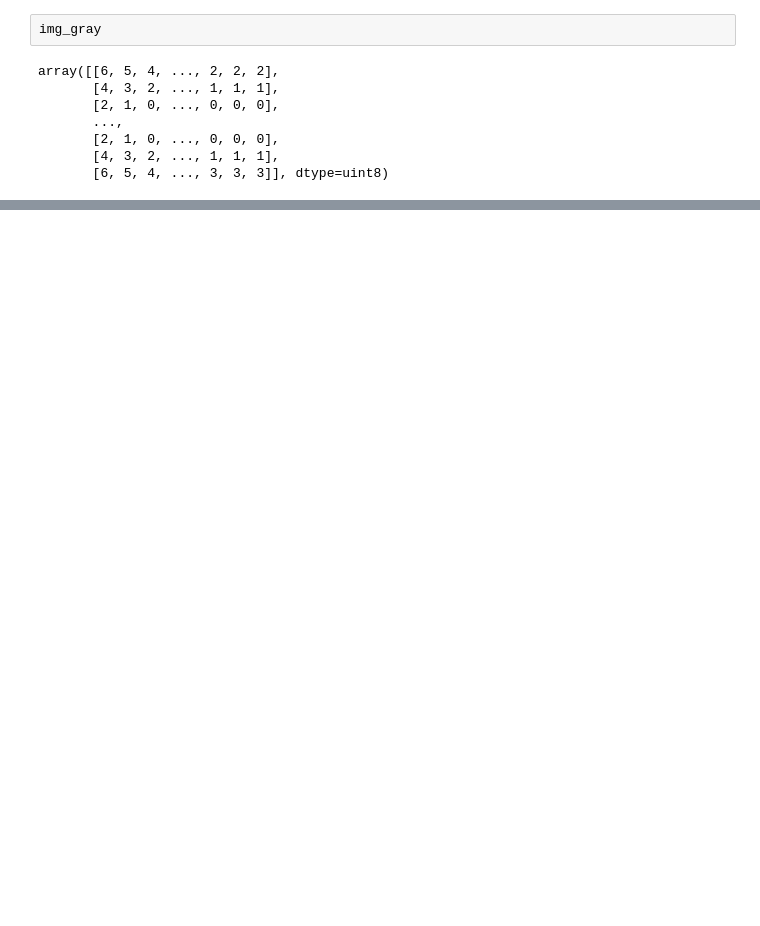
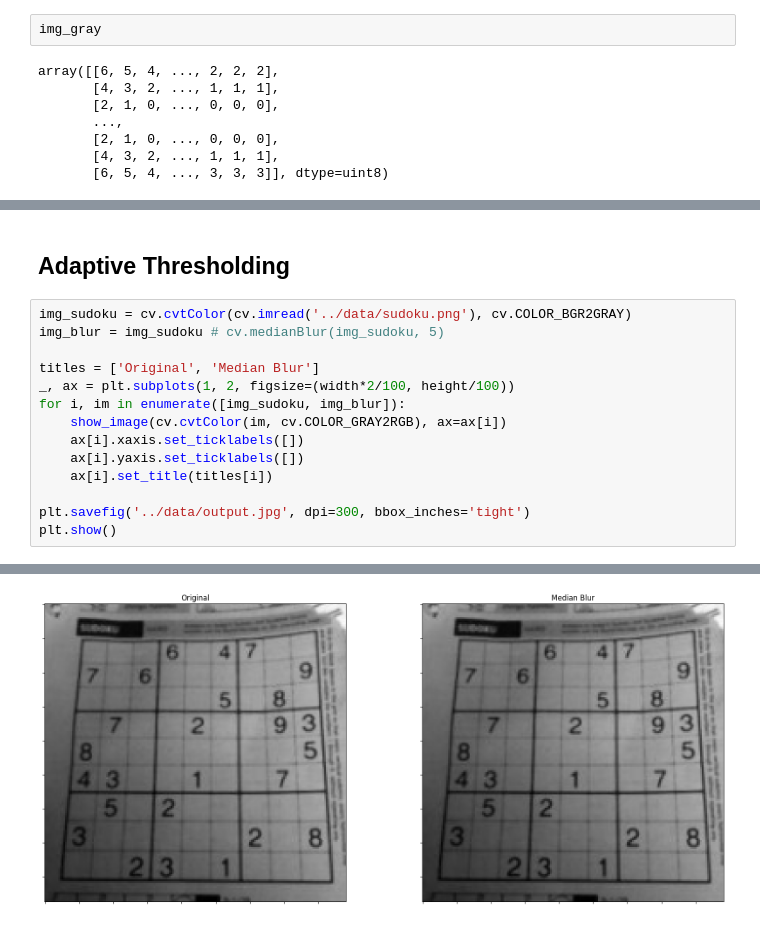
Before and after one commit to mshajarrazip/OpenCV-Notes, a Jupyter notebook: python/image-thresholding.ipynb, the cells around one changed output, grey strips where cells are left out. Saved outputs shown, nothing was run; the diff lists cells and outputs as text; blank space fills up the shorter version.

```diff
--- a/python/image-thresholding.ipynb
+++ b/python/image-thresholding.ipynb
@@ -90,0 +102,17 @@ plt.show()
+# %% [markdown]
+## Adaptive Thresholding
+# %%
+img_sudoku = cv.cvtColor(cv.imread('../data/sudoku.png'), cv.COLOR_BGR2GRAY)
+img_blur = img_sudoku # cv.medianBlur(img_sudoku, 5)
+
+titles = ['Original', 'Median Blur']
+_, ax = plt.subplots(1, 2, figsize=(width*2/100, height/100))
+for i, im in enumerate([img_sudoku, img_blur]):
+    show_image(cv.cvtColor(im, cv.COLOR_GRAY2RGB), ax=ax[i])
+    ax[i].xaxis.set_ticklabels([])
+    ax[i].yaxis.set_ticklabels([])
+    ax[i].set_title(titles[i])
+
+plt.savefig('../data/output.jpg', dpi=300, bbox_inches='tight')
+plt.show()
+# %% [output]
@@ -90,0 +121 @@ plt.show()
+[figure, added]
```
Also changed, not shown: parts of 13 cells of this notebook, 1 other file.
